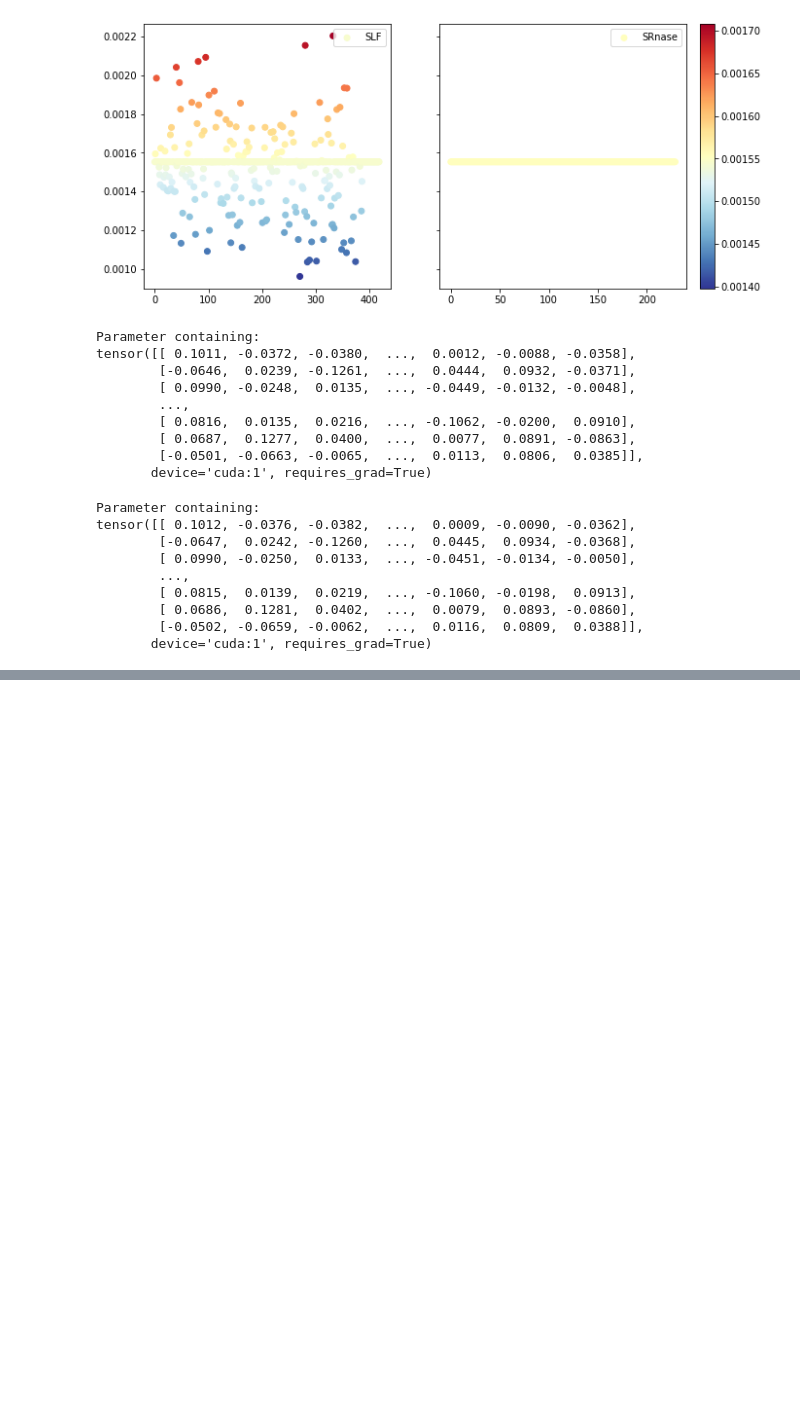
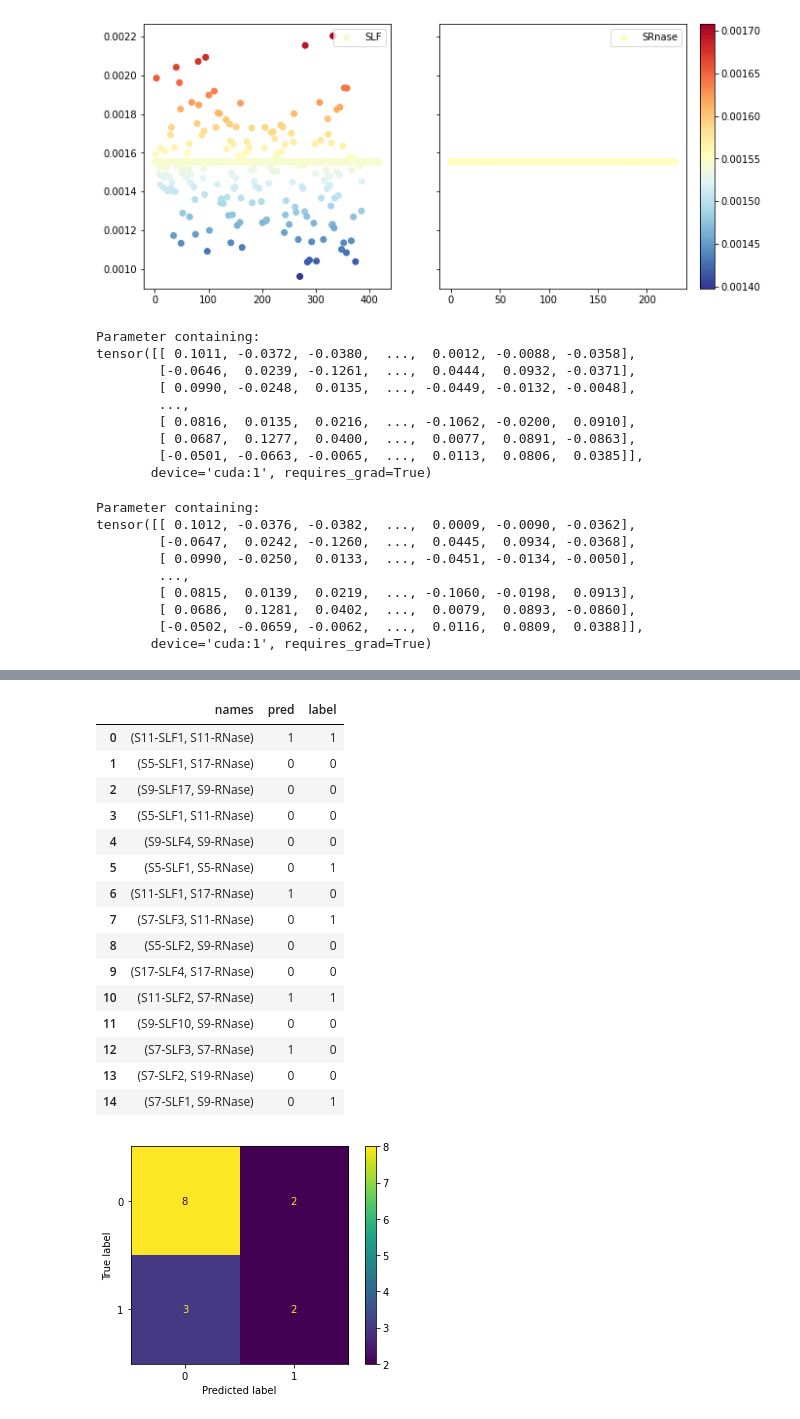
Before and after one commit to 1511878618/sis, a Jupyter notebook: pipline/4.training.ipynb, the cells around one changed output, grey strips where cells are left out. Saved outputs shown, nothing was run; the diff lists cells and outputs as text; code cells hidden in the pictures; blank space fills up the shorter version.

```diff
--- a/pipline/4.training.ipynb
+++ b/pipline/4.training.ipynb
@@ -286,0 +398,37 @@ tensor([[ 0.1012, -0.0376, -0.0382,  ...,  0.0009, -0.0090, -0.0362],
+# %%
+from itertools import chain
+import pandas as pd
+from sklearn.metrics import confusion_matrix, ConfusionMatrixDisplay
+
+iter_dataloader = test_dataloader
+
+o = predict(iter_dataloader, model)
+label = torch.concat([i["label"] for i in iter_dataloader]).cpu()
+
+def flatten_list(x:list):
+    return list(chain.from_iterable(x))
+names = flatten_list([zip(i["SLF"], i["SRnase"]) for i in iter_dataloader])
+
+pred = (o>0.5).int().flatten()
+disp = ConfusionMatrixDisplay(confusion_matrix(label, pred), display_labels=[0, 1])
+disp.plot()
+
+pd.DataFrame({"names":names, "pred":pred, "label":label})
+# %% [output]
+|  | names | pred | label |
+| 0 | (S11-SLF1, S11-RNase) | 1 | 1 |
+| 1 | (S5-SLF1, S17-RNase) | 0 | 0 |
+| 2 | (S9-SLF17, S9-RNase) | 0 | 0 |
+| 3 | (S5-SLF1, S11-RNase) | 0 | 0 |
+| 4 | (S9-SLF4, S9-RNase) | 0 | 0 |
+| 5 | (S5-SLF1, S5-RNase) | 0 | 1 |
+| 6 | (S11-SLF1, S17-RNase) | 1 | 0 |
+| 7 | (S7-SLF3, S11-RNase) | 0 | 1 |
+| 8 | (S5-SLF2, S9-RNase) | 0 | 0 |
+| 9 | (S17-SLF4, S17-RNase) | 0 | 0 |
+| 10 | (S11-SLF2, S7-RNase) | 1 | 1 |
+| 11 | (S9-SLF10, S9-RNase) | 0 | 0 |
+| 12 | (S7-SLF3, S7-RNase) | 1 | 0 |
+| 13 | (S7-SLF2, S19-RNase) | 0 | 0 |
+| 14 | (S7-SLF1, S9-RNase) | 0 | 1 |
+[figure, added]
```
Also changed, not shown: parts of 19 cells of this notebook, 8 other files.
